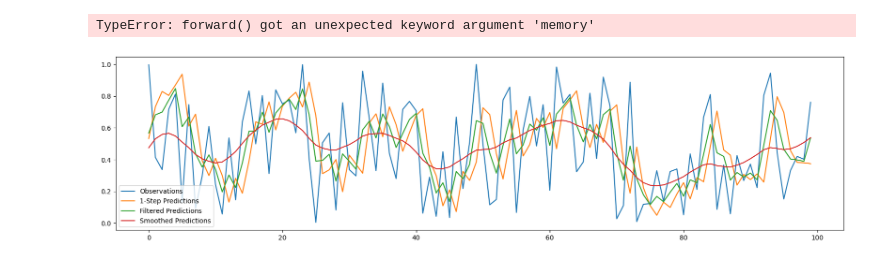
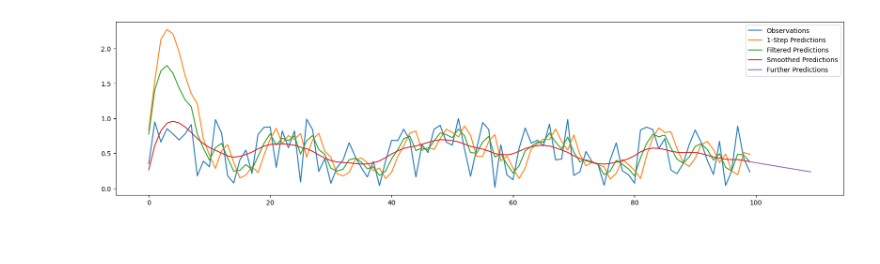
Before and after one commit to Lepecin/dlm_dissertation, a Jupyter notebook: test.ipynb, the cells around one changed output. Saved outputs shown, nothing was run; the diff lists cells and outputs as text; code cells hidden in the pictures.

Commit message:
Add prediction functionality

```diff
--- a/test.ipynb
+++ b/test.ipynb
@@ -12,10 +11,13 @@ from memory import DLModelMemory
 # Dimensional parameters
 n: "int" = 1
 m: "int" = 1
-p: "int" = 3
+p: "int" = 2
 
 # Model's observable period
 period: "int" = 100
+
+# Model's predicted period
+beyond_period: "int" = 10
 
 # Primordial model setting
 n0: "NormalModel" = rand_obs((p,n))
@@ -23,47 +25,47 @@ n0.covariance = rand_nnd(p, 1)
 
 # Evolver setting
 b_e: "Array" = numpy.zeros((p, n)) # p by n
-a_e: "Array" = numpy.array([[1,1,0],[0,1,0],[0,0,1]]) # p by p
+a_e: "Array" = numpy.array([[1,1],[0,1]]) # p by p
 v_e: "Array" = numpy.eye(p) * 1
 te: "TransitionDensity" = TransitionDensity(b_e, a_e, v_e)
 
 # Predictor setting
 b_p: "Array" = numpy.zeros((m, n)) # m by n
-a_p: "Array" = numpy.array([[1,0,0]]) # m by p
+a_p: "Array" = numpy.array([[1,0]]) # m by p
 v_p: "Array" = numpy.eye(m) * 50
 tp: "TransitionDensity" = TransitionDensity(b_p, a_p, v_p)
-
-memory: "DLModelMemory" = DLModelMemory()
-# %%
-memory = forward(
-    period=period,
-    m=m,
-    n=n,
-    n0=n0,
-    te=te,
-    tp=tp,
-    memory=memory
-)
-memory = backward(
-    period=period,
-    tp=tp,
-    memory=memory
-)
-# %% [output]
-TypeError: forward() got an unexpected keyword argument 'memory'
+# %%
+prime: "DLModelPrimeMemory" = DLModelPrimeMemory(n=n, m=m, p=p, period=period, beyond_period=beyond_period, n0=n0, te=te, tp=tp)
+memory: "DLModelMemory" = DLModelMemory()
+# %%
+memory = forward(
+    prime=prime,
+    memory=memory
+)
+memory = backward(
+    prime=prime,
+    memory=memory
+)
+memory = beyond(
+    prime=prime,
+    memory=memory
+)
 # %%
 fig, ax = plt.subplots()
-x_data = list(range(period))
+x1_data = list(range(period))
+x2_data = list(range(period-1, period + beyond_period))
 y1_data = list(model_extract(memory.o2))
 y2_data = list(model_extract(memory.e2))
 y3_data = list(model_extract(memory.f2))
 y4_data = list(model_extract(memory.s2))
-ax.plot(x_data, y1_data, label="Observations")
-ax.plot(x_data, y2_data, label="1-Step Predictions")
-ax.plot(x_data, y3_data, label="Filtered Predictions")
-ax.plot(x_data, y4_data, label="Smoothed Predictions")
+y5_data = list(model_extract(memory.p2))
+ax.plot(x1_data, y1_data, label="Observations")
+ax.plot(x1_data, y2_data, label="1-Step Predictions")
+ax.plot(x1_data, y3_data, label="Filtered Predictions")
+ax.plot(x1_data, y4_data, label="Smoothed Predictions")
+ax.plot(x2_data, y5_data, label="Further Predictions")
 ax.legend()
 fig.set_figwidth(20)
 plt.show()
 # %% [output]
-[figure, old version]
+[figure, new version]
```
Also changed, not shown: parts of 1 cell of this notebook, 2 other files.
